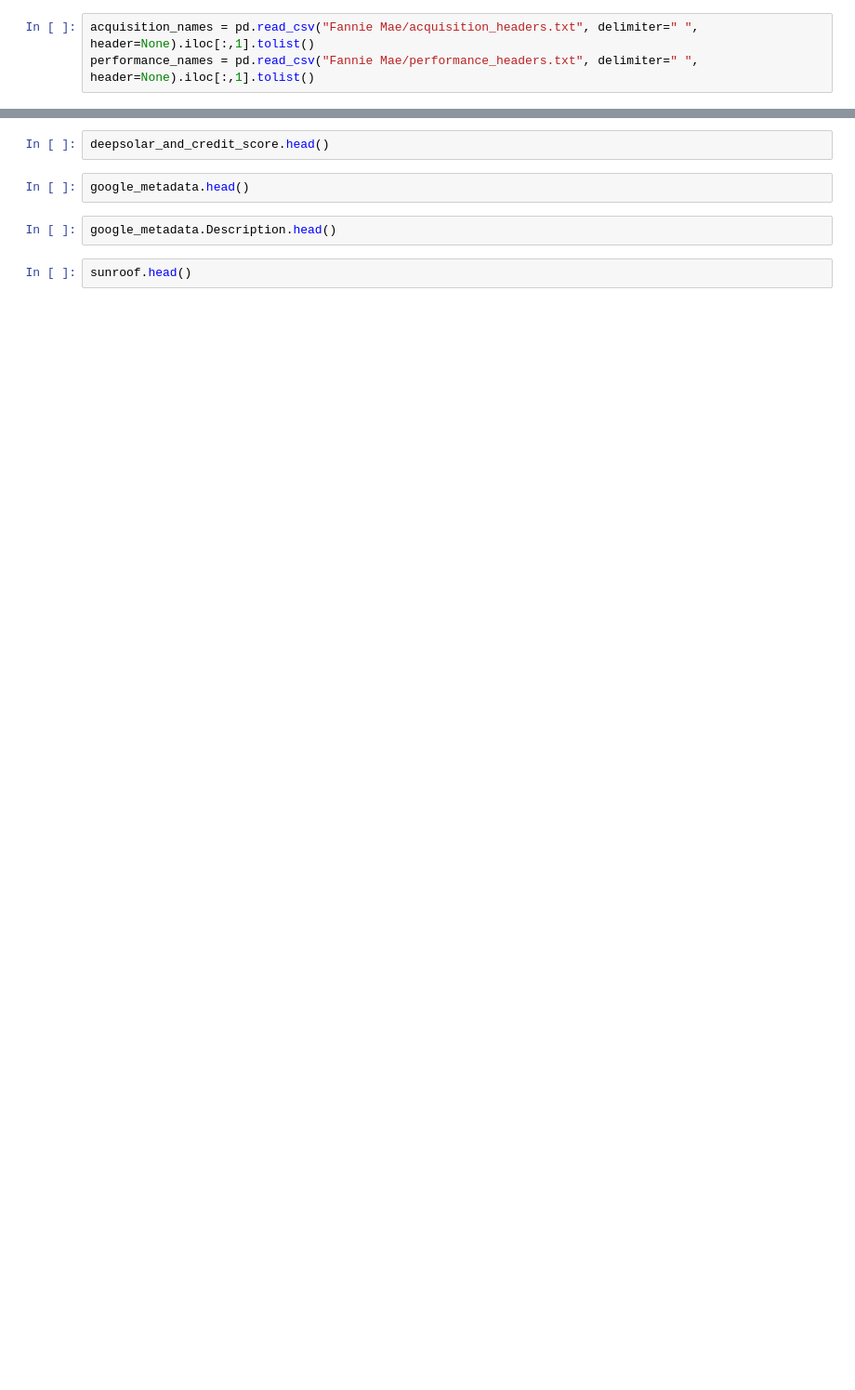
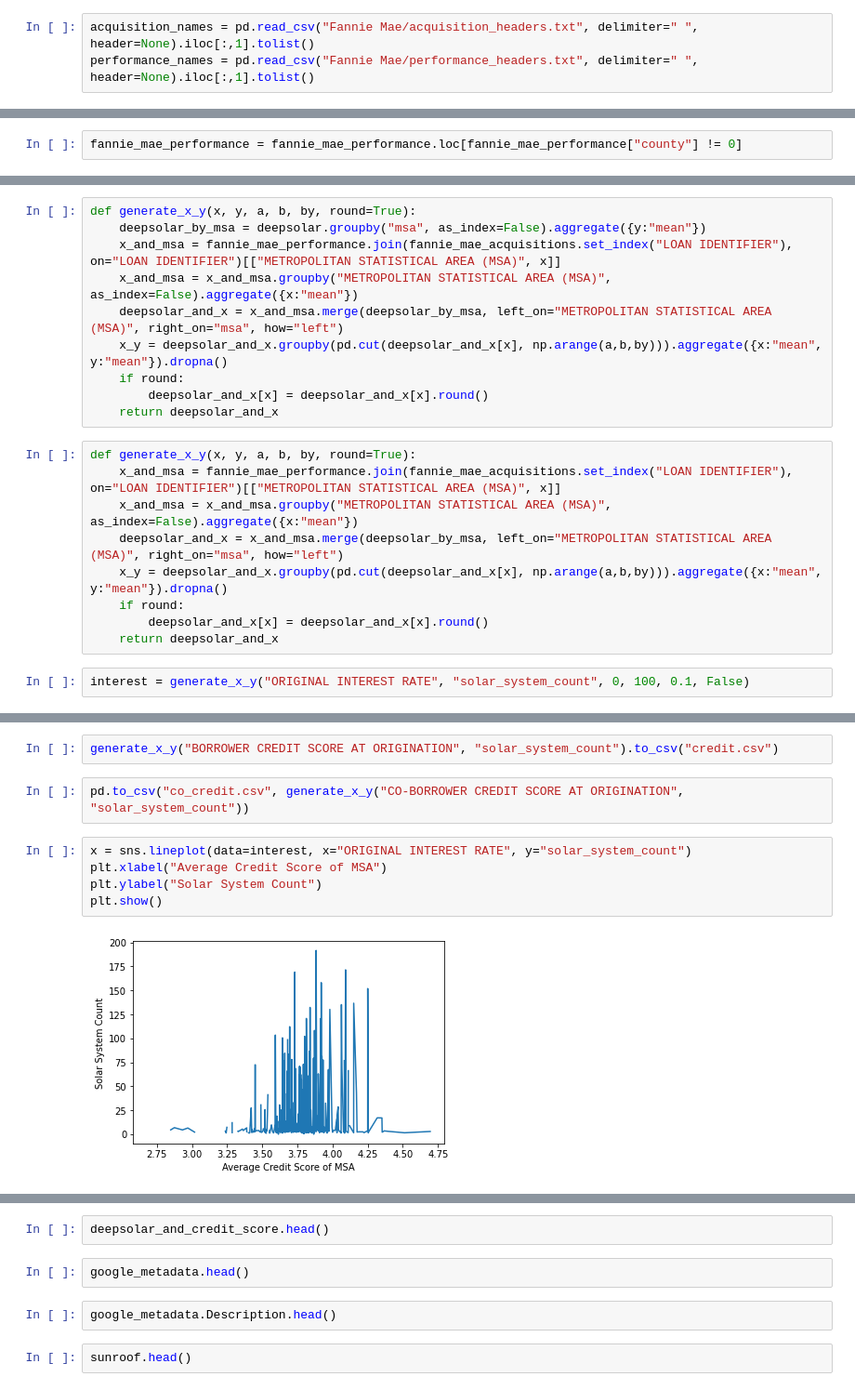
Before and after one commit to evanhu1/CIEE-solar-analysis, a Jupyter notebook: data.ipynb, the cells around one changed output, grey strips where cells are left out. Shown at 93% size. Cells and saved outputs as stored; diff of their text form; blank space fills up the shorter version.

```diff
--- a/data.ipynb
+++ b/data.ipynb
@@ -55,0 +93,2 @@ sns.distplot(deepsolar_and_credit_score["BORROWER CREDIT SCORE AT ORIGINATION"])
+# %%
+fannie_mae_performance = fannie_mae_performance.loc[fannie_mae_performance["county"] != 0]
@@ -55,0 +99,21 @@ sns.distplot(deepsolar_and_credit_score["BORROWER CREDIT SCORE AT ORIGINATION"])
+# %%
+def generate_x_y(x, y, a, b, by, round=True):
+    deepsolar_by_msa = deepsolar.groupby("msa", as_index=False).aggregate({y:"mean"})
+    x_and_msa = fannie_mae_performance.join(fannie_mae_acquisitions.set_index("LOAN IDENTIFIER"), on="LOAN IDENTIFIER")[["METROPOLITAN STATISTICAL AREA (MSA)", x]]
+    x_and_msa = x_and_msa.groupby("METROPOLITAN STATISTICAL AREA (MSA)", as_index=False).aggregate({x:"mean"})
+    deepsolar_and_x = x_and_msa.merge(deepsolar_by_msa, left_on="METROPOLITAN STATISTICAL AREA (MSA)", right_on="msa", how="left")
+    x_y = deepsolar_and_x.groupby(pd.cut(deepsolar_and_x[x], np.arange(a,b,by))).aggregate({x:"mean", y:"mean"}).dropna()
+    if round:
+        deepsolar_and_x[x] = deepsolar_and_x[x].round()
+    return deepsolar_and_x
+# %%
+def generate_x_y(x, y, a, b, by, round=True):
+    x_and_msa = fannie_mae_performance.join(fannie_mae_acquisitions.set_index("LOAN IDENTIFIER"), on="LOAN IDENTIFIER")[["METROPOLITAN STATISTICAL AREA (MSA)", x]]
+    x_and_msa = x_and_msa.groupby("METROPOLITAN STATISTICAL AREA (MSA)", as_index=False).aggregate({x:"mean"})
+    deepsolar_and_x = x_and_msa.merge(deepsolar_by_msa, left_on="METROPOLITAN STATISTICAL AREA (MSA)", right_on="msa", how="left")
+    x_y = deepsolar_and_x.groupby(pd.cut(deepsolar_and_x[x], np.arange(a,b,by))).aggregate({x:"mean", y:"mean"}).dropna()
+    if round:
+        deepsolar_and_x[x] = deepsolar_and_x[x].round()
+    return deepsolar_and_x
+# %%
+interest = generate_x_y("ORIGINAL INTEREST RATE", "solar_system_count", 0, 100, 0.1, False)
@@ -55,0 +137,11 @@ sns.distplot(deepsolar_and_credit_score["BORROWER CREDIT SCORE AT ORIGINATION"])
+# %%
+generate_x_y("BORROWER CREDIT SCORE AT ORIGINATION", "solar_system_count").to_csv("credit.csv")
+# %%
+pd.to_csv("co_credit.csv", generate_x_y("CO-BORROWER CREDIT SCORE AT ORIGINATION", "solar_system_count"))
+# %%
+x = sns.lineplot(data=interest, x="ORIGINAL INTEREST RATE", y="solar_system_count")
+plt.xlabel("Average Credit Score of MSA")
+plt.ylabel("Solar System Count")
+plt.show()
+# %% [output]
+[figure, added]
```
Also changed, not shown: parts of 40 cells of this notebook, 10 other files.
